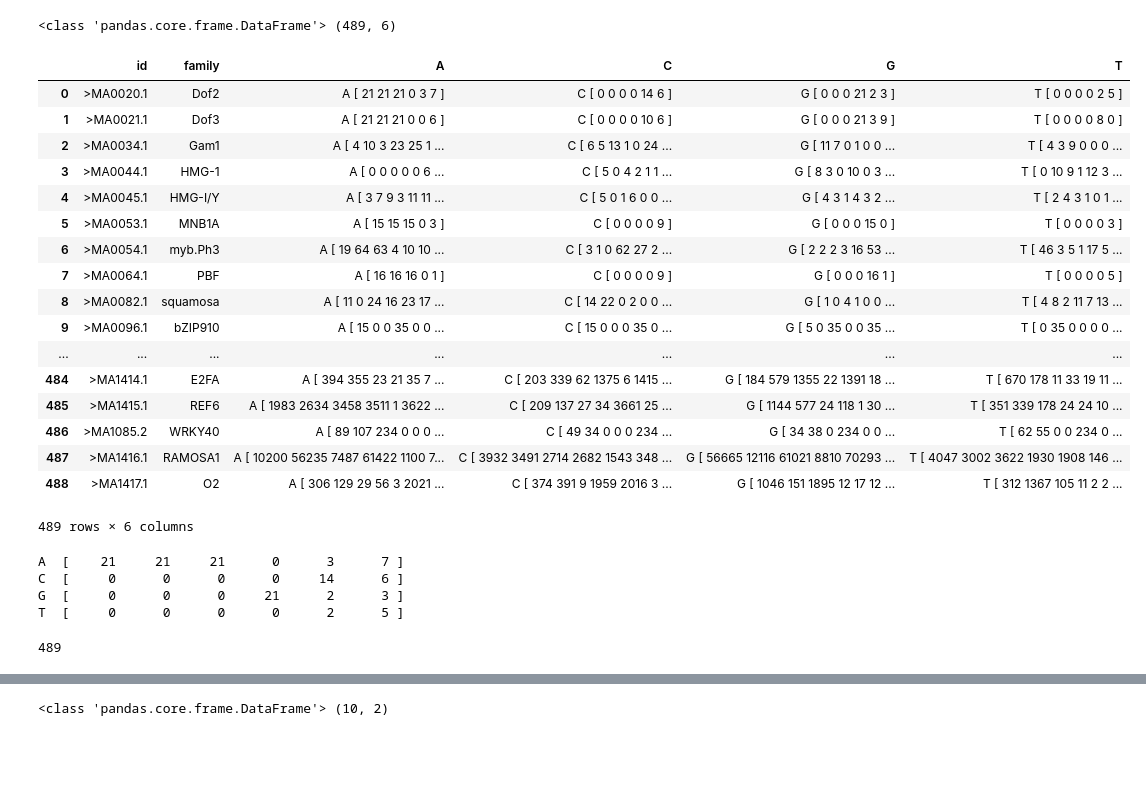
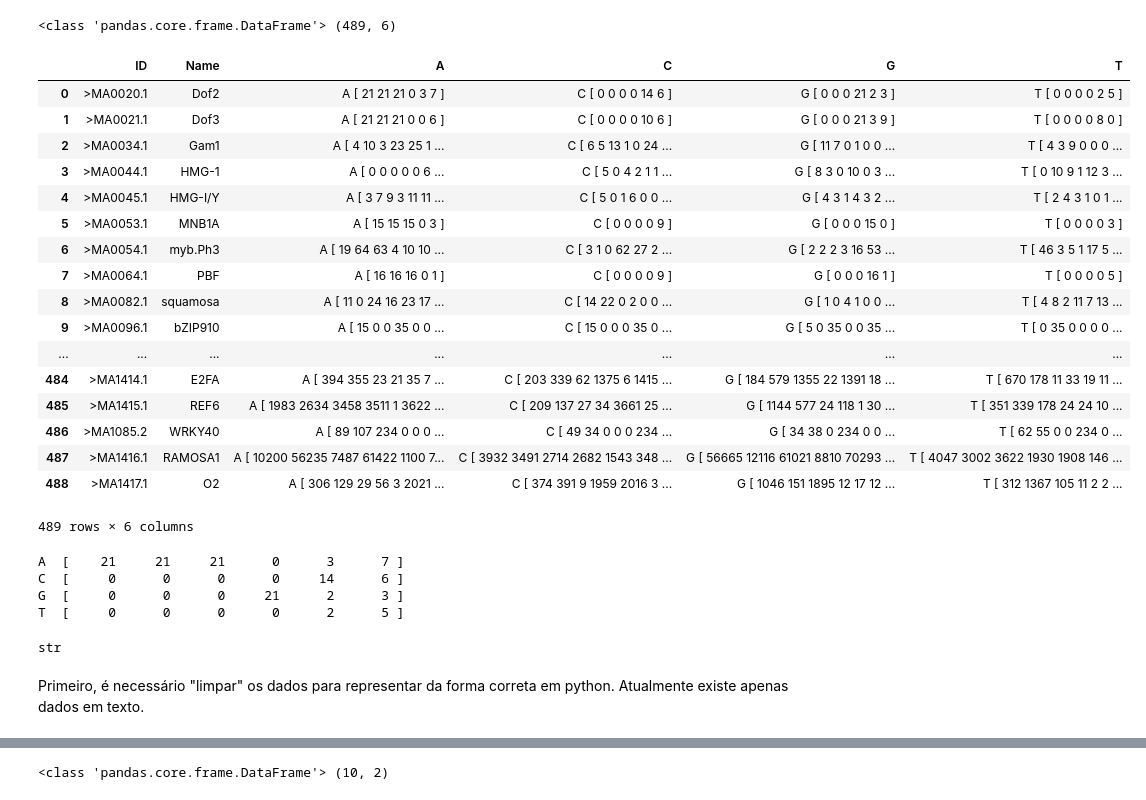
Before and after one commit to filipecmedeiros/PhytoProm, a Jupyter notebook: Pré-processamento.ipynb, the cells around one changed output, grey strips where cells are left out. Saved outputs shown, nothing was run; the diff lists cells and outputs as text; code cells hidden in the pictures; blank space fills up the shorter version.

```diff
--- a/Pré-processamento.ipynb
+++ b/Pré-processamento.ipynb
@@ -6,13 +4,13 @@ from IPython.display import display
 # %%
 #Criando data frame para matriz de fatores de transcrição
 df = pd.read_csv(
-    'transcriptors_matrix.txt',
-    sep=',', header=None, names=['id', 'family', 'A', 'C', 'G', 'T'])
+    'PWM.csv',
+    sep=',', header=None, names=['ID', 'Name', 'A', 'C', 'G', 'T'])
 print(type(df), df.shape)
 df
 # %% [output]
 <class 'pandas.core.frame.DataFrame'> (489, 6)
-|  | id | family | A | C | G | T |
+|  | ID | Name | A | C | G | T |
 | 0 | >MA0020.1 | Dof2 | A [ 21 21 21 0 3 7 ] | C [ 0 0 0 0 14 6 ] | G [ 0 0 0 21 2 3 ] | T [ 0 0 0 0 2 5 ] |
 | 1 | >MA0021.1 | Dof3 | A [ 21 21 21 0 0 6 ] | C [ 0 0 0 0 10 6 ] | G [ 0 0 0 21 3 9 ] | T [ 0 0 0 0 8 0 ] |
 | 2 | >MA0034.1 | Gam1 | A [ 4 10 3 23 25 1 ... | C [ 6 5 13 1 0 24 ... | G [ 11 7 0 1 0 0 ... | T [ 4 3 9 0 0 0 ... |
@@ -35,11 +33,15 @@ print(df['A'][0])
 print(df['C'][0])
 print(df['G'][0])
 print(df['T'][0])
+type(df['A'][0])
 # %% [output]
 A  [    21     21     21      0      3      7 ]
 C  [     0      0      0      0     14      6 ]
 G  [     0      0      0     21      2      3 ]
 T  [     0      0      0      0      2      5 ]
+str
+# %% [markdown]
+Primeiro, é necessário "limpar" os dados para representar da forma correta em python. Atualmente existe apenas dados em texto.
 # %%
 #Função trata os dados do data frame transformando strings da matriz em valores inteiros
 def f_str_list (string):
@@ -56,4 +55,0 @@ np_grupo_a = df['A']
-# %%
-np_grupo_a.count()
-# %% [output]
-489
```
Also changed, not shown: parts of 76 cells of this notebook, 22 other files.
